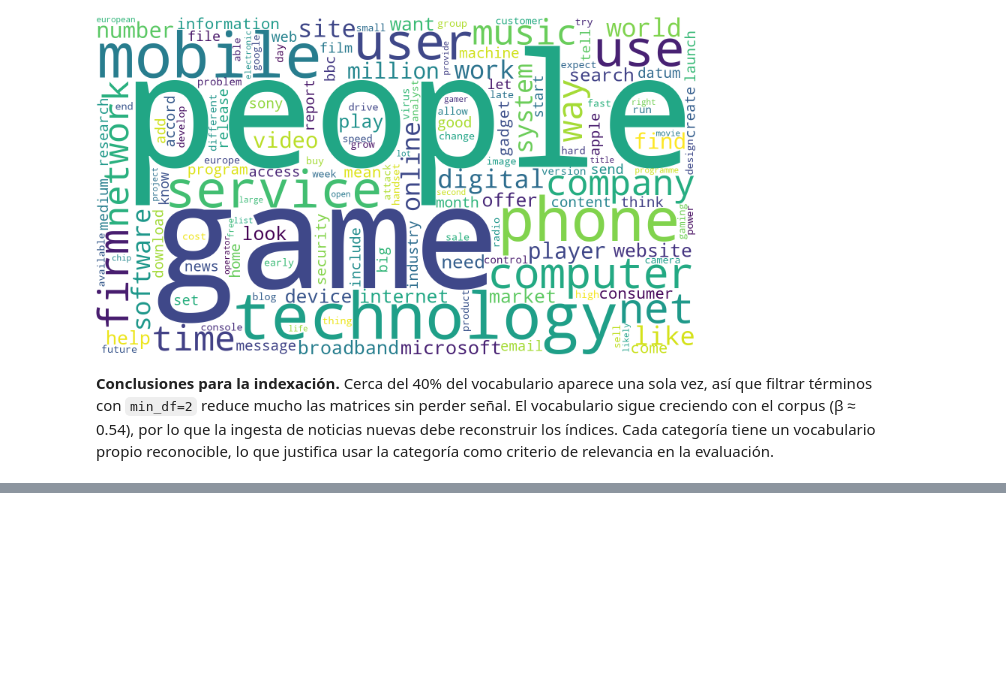
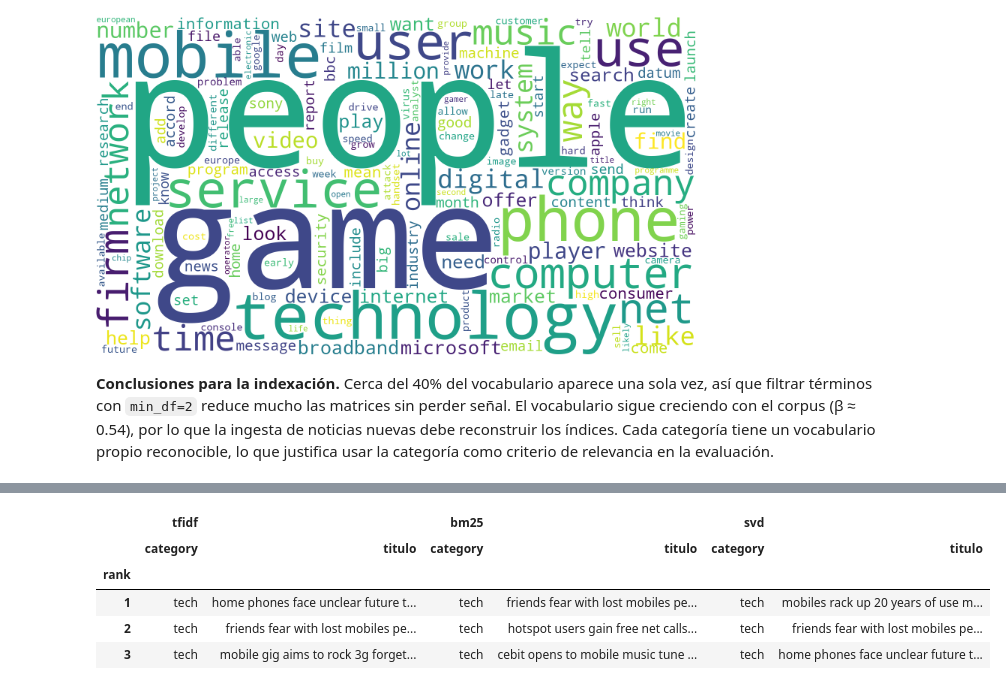
Before and after one commit to DiegoMoctezuma/Recuperaci-nInformaci-n, a Jupyter notebook: práctica.ipynb, the cells around one changed output, grey strips where cells are left out. Saved outputs shown, nothing was run; the diff lists cells and outputs as text; code cells hidden in the pictures; blank space fills up the shorter version.

```diff
--- a/práctica.ipynb
+++ b/práctica.ipynb
@@ -329,0 +420,10 @@ for nombre in ['global', 'business', 'entertainment', 'politics', 'sport', 'tech
+# %%
+# Misma consulta, distinto método: los rankings no son idénticos
+pd.concat({m: buscar('mobile phone software', m, k=3).set_index('rank')[['category', 'titulo']] for m in ['tfidf', 'bm25', 'svd']}, axis=1)
+# %% [output]
+|  | tfidf |  | bm25 |  | svd |  |
+|  | category | titulo | category | titulo | category | titulo |
+| rank |  |  |  |  |  |  |
+| 1 | tech | home phones face unclear future t... | tech | friends fear with lost mobiles pe... | tech | mobiles rack up 20 years of use m... |
+| 2 | tech | friends fear with lost mobiles pe... | tech | hotspot users gain free net calls... | tech | friends fear with lost mobiles pe... |
+| 3 | tech | mobile gig aims to rock 3g forget... | tech | cebit opens to mobile music tune ... | tech | home phones face unclear future t... |
```
Also changed, not shown: parts of 9 cells of this notebook, 11 other files.
